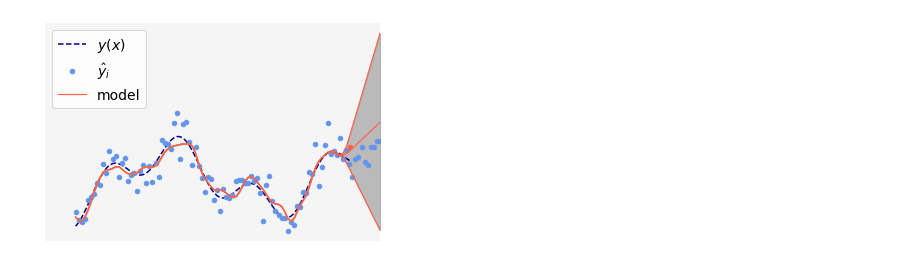
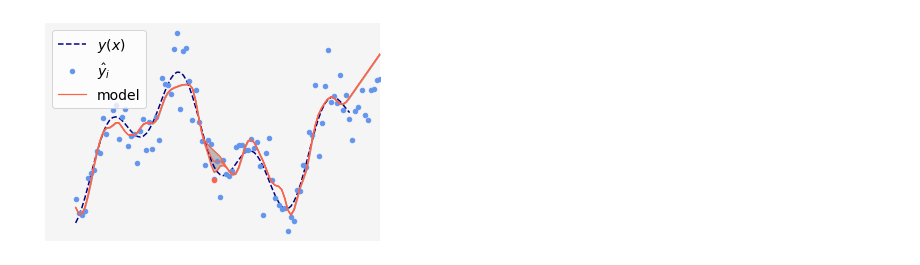
Before and after one commit to NikolineBalle/Bachelor, a Jupyter notebook: pertubations.ipynb, the cells around one changed output. Saved outputs shown, nothing was run; the diff lists cells and outputs as text; code cells hidden in the pictures.

Commit message:
Update with confidence interval with perturbation on all datapoints

```diff
--- a/pertubations.ipynb
+++ b/pertubations.ipynb
@@ -65,27 +93,40 @@ def pertubation(datapoint, a, b, p, yhat, x, xall, n_fit, quantile):
 # %%
-min_val, med_val,max_val, allfit, datapoint = pertubation(datapoint='right', a=a, b=b, p=p, yhat=yhat, x=x, xall=xall, n_fit=200, quantile=0.95)
+# Generate data with noise level sigma
+N = 90
+sigma = 0.1
+a, b = -0.2, 0.43
+p = 2  # degree of splines
+xi = (b-a) ** (2 * p - 1)
+x = np.linspace(a,b,N)
+xextra = np.linspace(0.43,0.5,10)
+xall = np.linspace(-0.2,0.5,100)
 
+np.random.seed(1)
+yhat = lambda_fun.y(x) + sigma * np.random.normal(loc = 0, scale = 1, size = x.shape)
+yall = lambda_fun.y(xall) + sigma * np.random.normal(loc = 0, scale = 1, size = xall.shape)
+
+min_val, med_val, max_val, allfit, datapoint = pertubation(datapoint='center', a=a, b=b, p=p, yhat=yhat, x=x, xall=xall, n_fit=200, quantile=0.95)
 
 # Plotting the model generated with lambda_GML
 fig2 = plt.figure()
 plt.plot(x,lambda_fun.y(x),'--',color = 'navy', linewidth=1.5)
 plt.plot(xall,yall,'o',markersize = 4.5, color = 'cornflowerblue')
 plt.plot(xall,max_val,color = 'tomato', linewidth=1.2)
 plt.plot(xall,med_val,color = 'tomato', linewidth=1.2)
 plt.plot(x[datapoint], yhat[datapoint], 'o',markersize=4.5, color='tomato')
 plt.fill_between(xall, min_val, max_val, color='grey', alpha=0.5)
 plt.plot(xall,min_val,color = 'tomato', linewidth=1.2)
 plt.xticks([])
 plt.yticks([])
 plt.xlim([a-0.07,b+0.07])
 plt.tick_params(left=False, bottom = False, right = False, top = False)
 plt.legend(['$y(x)$', '$\hat{y}_i$','model'], numpoints = 1, prop = {'size': 14}, loc = 0)
 ax = plt.gca()
 ax.set_facecolor('whitesmoke')
 for spine in plt.gca().spines.values():
     spine.set_visible(False)
 # plt.title('Fit - pertubating a point', fontsize = 18)
 plt.show()
-fig2.savefig("pertubation_left.pdf", bbox_inches='tight')
+# fig2.savefig("pertubation_left.pdf", bbox_inches='tight')
 # %% [output]
-[figure, old version]
+[figure, new version]
```
Also changed, not shown: parts of 2 cells of this notebook.
